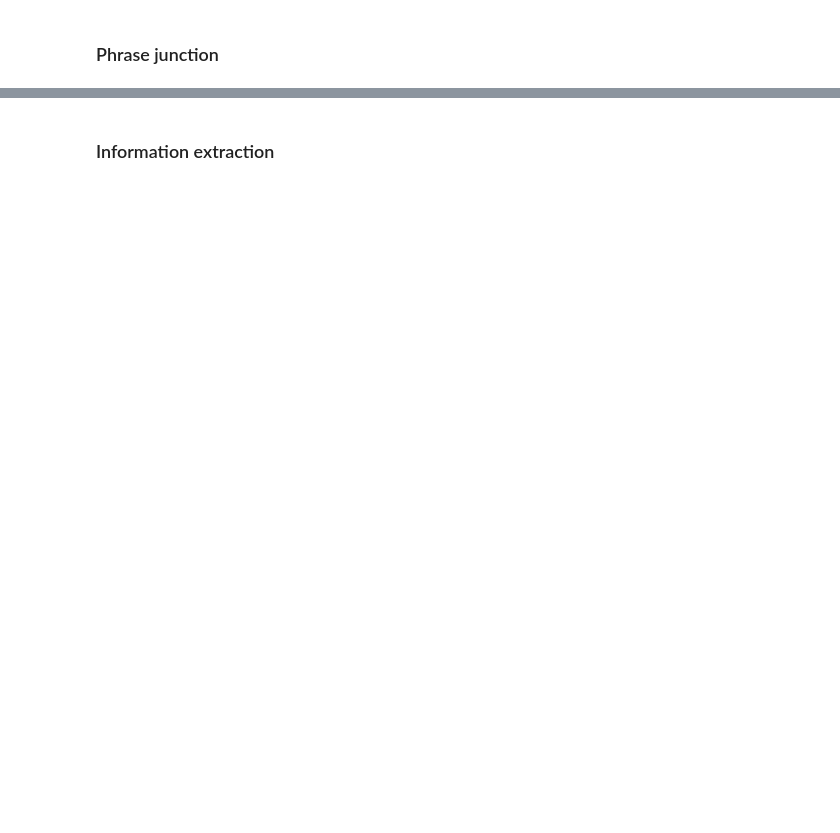
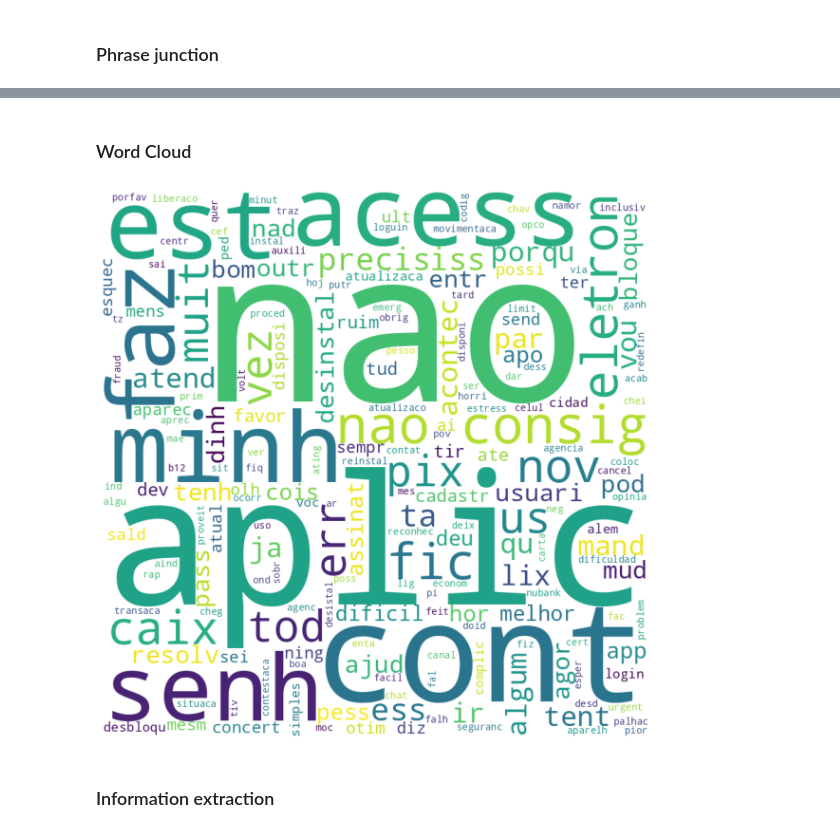
Before and after one commit to souzamoab/reviews-classifier-algorithm, a Jupyter notebook: security_reviews_extractor.ipynb, the cells around one changed output, grey strips where cells are left out. Cells and saved outputs as stored; diff of their text form; code cells hidden in the pictures; blank space fills up the shorter version.

Commit message:
Converting ipynb to python script and adding wordcloud to algorithm

```diff
--- a/security_reviews_extractor.ipynb
+++ b/security_reviews_extractor.ipynb
@@ -2,6 +2,7 @@
 ### Data import
 # %%
 import pandas as pd
+import sys
 
-data = pd.read_json('reviews.json')
-data[['comments']]
+data = pd.read_json('reviews_nubank.json')
+data.loc[:,["text"]]
@@ -43,5 +62,5 @@ emoji_pattern = re.compile("["
                            u"\U000024C2-\U0001F251"
                            "]+", flags=re.UNICODE)
 
-data['cleaned_reviews'] = data['comments'].apply(clean)
-data[['cleaned_reviews']]
+data['cleaned_reviews'] = data['text'].apply(clean)
+data.loc[:,["cleaned_reviews"]]
@@ -47,0 +87,11 @@ data[['cleaned_reviews']]
+# %%
+import joblib
+from nltk import word_tokenize
+
+def wordTag(text):
+    tagger = joblib.load('POS_tagger_brill.pkl')
+    text = tagger.tag(word_tokenize(text))
+    return text
+
+data['tag_reviews'] = data['cleaned_reviews'].apply(wordTag)
+data.loc[:,["cleaned_reviews", "tag_reviews"]]
@@ -119,3 +277,43 @@ data[['junction']]
+# %% [markdown]
+### Word Cloud
+# %%
+from wordcloud import WordCloud, STOPWORDS
+import matplotlib.pyplot as plt
+import pandas as pd
+
+comment_words = ''
+stopwords = set(STOPWORDS)
+stopwords.update(["a", "e", "i", "o", "u", "da", "em", "meu", "minha", "mais", "menos", "você", "de", "ao", "os", "para", "vai", "sim", "não", "que", "eu", "ele", "ela", "pra", "pro", "na", "no", "muito"])
+
+# iterate through the json file
+for val in data['junction']:
+
+	# typecaste each val to string
+	val = str(val)
+
+	# split the value
+	tokens = val.split()
+
+	# Converts each token into lowercase
+	for i in range(len(tokens)):
+		tokens[i] = tokens[i].lower()
+
+	comment_words += " ".join(tokens)+" "
+
+wordcloud = WordCloud(width = 800, height = 800,
+				background_color ='white',
+				stopwords = stopwords,
+				min_font_size = 10).generate(comment_words)
+
+# plot the WordCloud image
+plt.figure(figsize = (8, 8), facecolor = None)
+plt.imshow(wordcloud)
+plt.axis("off")
+plt.tight_layout(pad = 0)
+
+plt.show()
+# %% [output]
+[figure, added]
 # %% [markdown]
 ### Information extraction
 # %%
```
Also changed, not shown: parts of 11 cells of this notebook, 4 other files.
